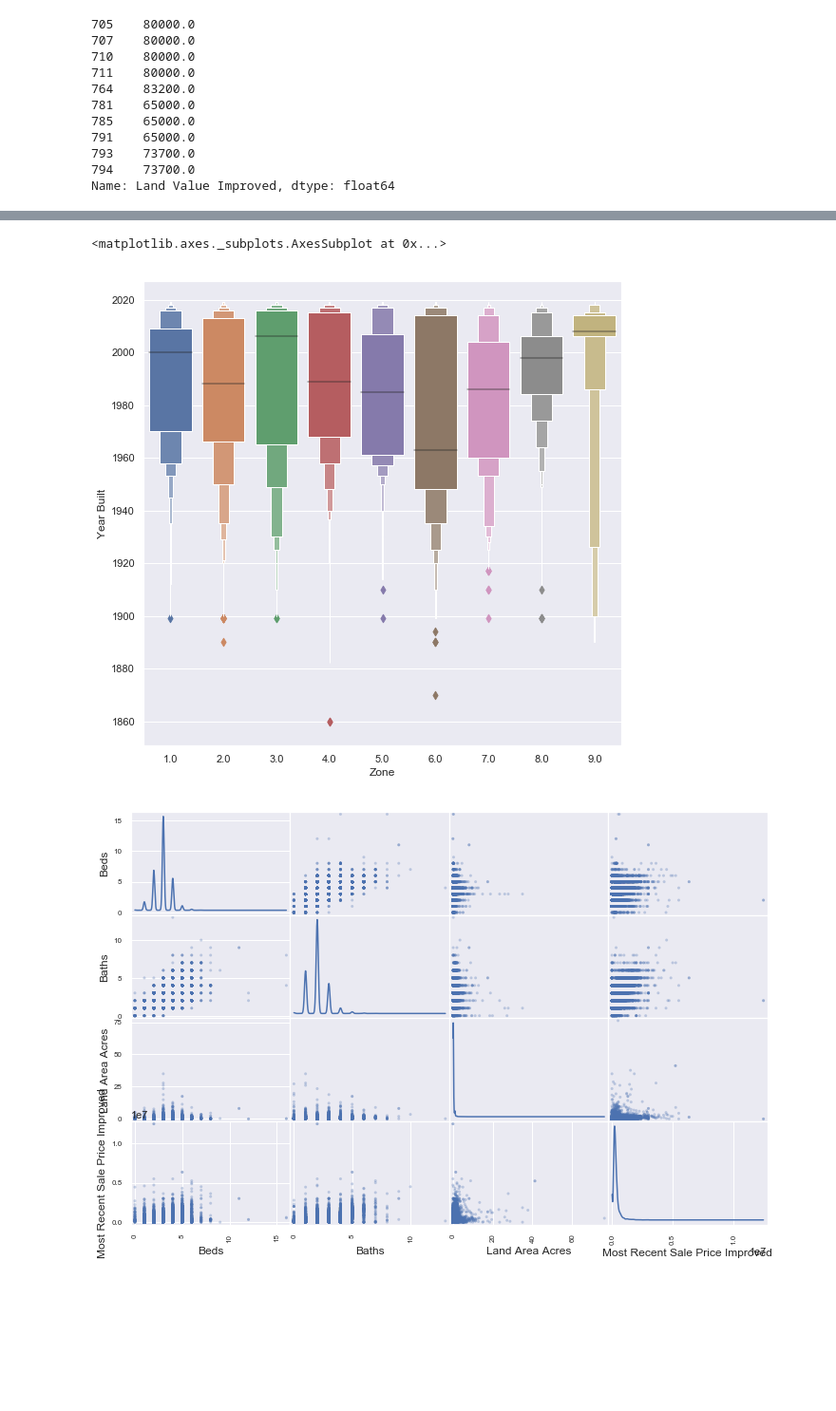
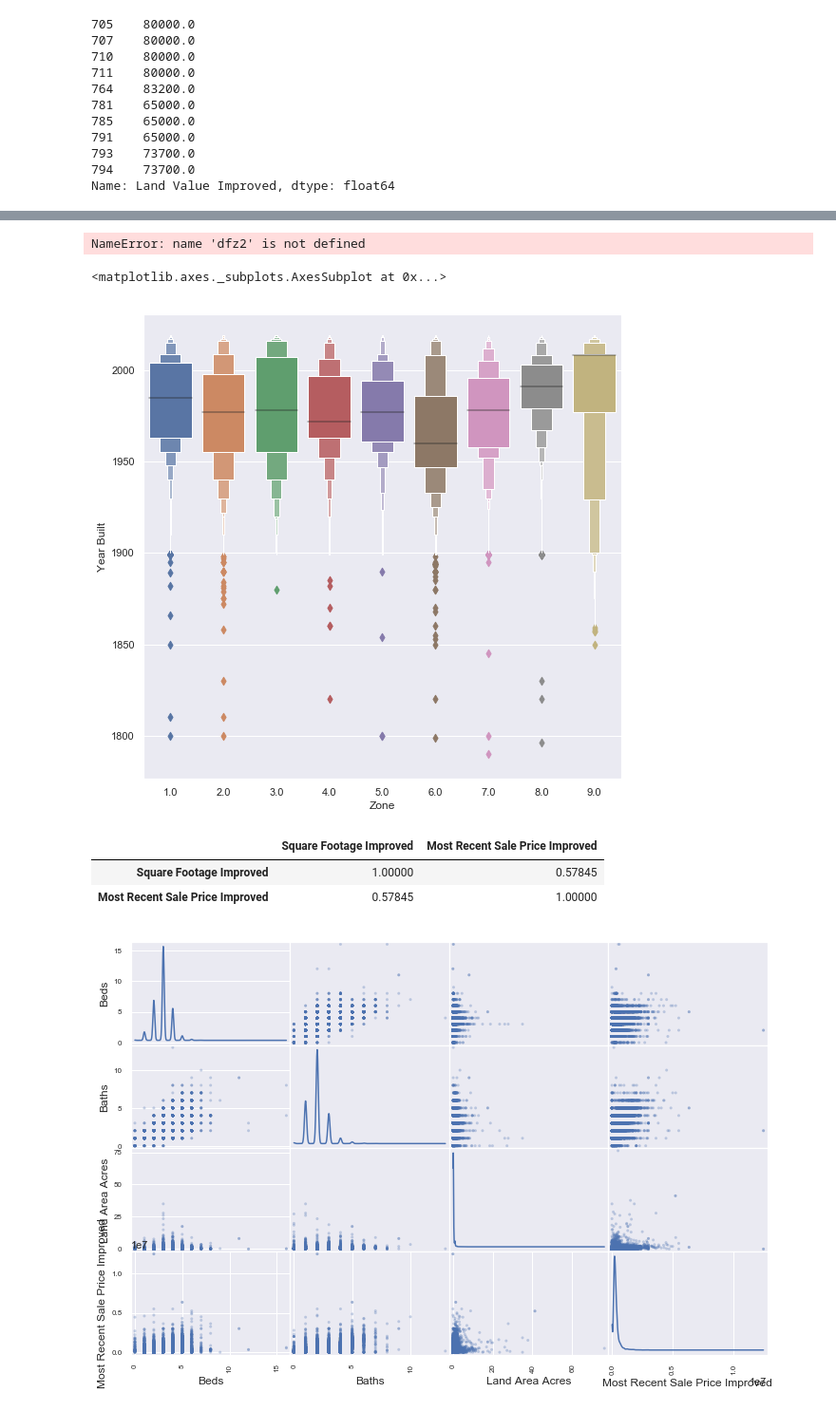
Before and after one commit to drewlehe/Nashville, a Jupyter notebook: Analysis.ipynb, the cells around one changed output, grey strips where cells are left out. Shown at 95% size. Drawn from its saved outputs; the diff is of its cells as text; code cells hidden in the pictures; blank space fills up the shorter version.

```diff
--- a/Analysis.ipynb
+++ b/Analysis.ipynb
@@ -120,11 +343,24 @@ df.loc[df.Neighborhood.isin(s[s].index)].shape
+# %%
+sns.violinplot(y=dfz2['Year Built'],x=dfz2['Exterior Wall'], inner = 'quartile')
+# %% [output]
+NameError: name 'dfz2' is not defined
 # %%
 plt.figure(figsize=(9,9))
-sns.boxenplot(x="Zone", y="Year Built", data=df)
+sns.boxenplot(x="Zone", y="Year Built", data=dfm)
 
-#Zone 6 is showing the broadest range of values. Perhaps it experienced gentrification at times in the past.
+#Zone 6 is showing the broadest range of values and the oldest. Perhaps it experienced gentrification at times in the past.
+#Zone 9 shows the most recently-built units, but with lots of old historic stuff.
+#Zone 8 shows the 2nd-most recent distribution of homes. This would reflect east nashville gentrifying.
 # %% [output]
 <matplotlib.axes._subplots.AxesSubplot at 0x...>
-[figure, old version]
+[figure, new version]
+# %%
+df[['Square Footage Improved', 'Most Recent Sale Price Improved']].corr()
+#pd.plotting.scatter_matrix(df[['Square Footage Improved', 'Most Recent Sale Price Improved']], alpha= 0.5, diagonal='kde' )
+# %% [output]
+|  | Square Footage Improved | Most Recent Sale Price Improved |
+| Square Footage Improved | 1.00000 | 0.57845 |
+| Most Recent Sale Price Improved | 0.57845 | 1.00000 |
 # %%
 pd.plotting.scatter_matrix(df[['Beds','Baths', 'Land Area Acres','Most Recent Sale Price Improved']], alpha = 0.3,figsize = (12,8), diagonal = 'kde');
 # %% [output]
```
Also changed, not shown: parts of 47 cells of this notebook, 1 other file.
